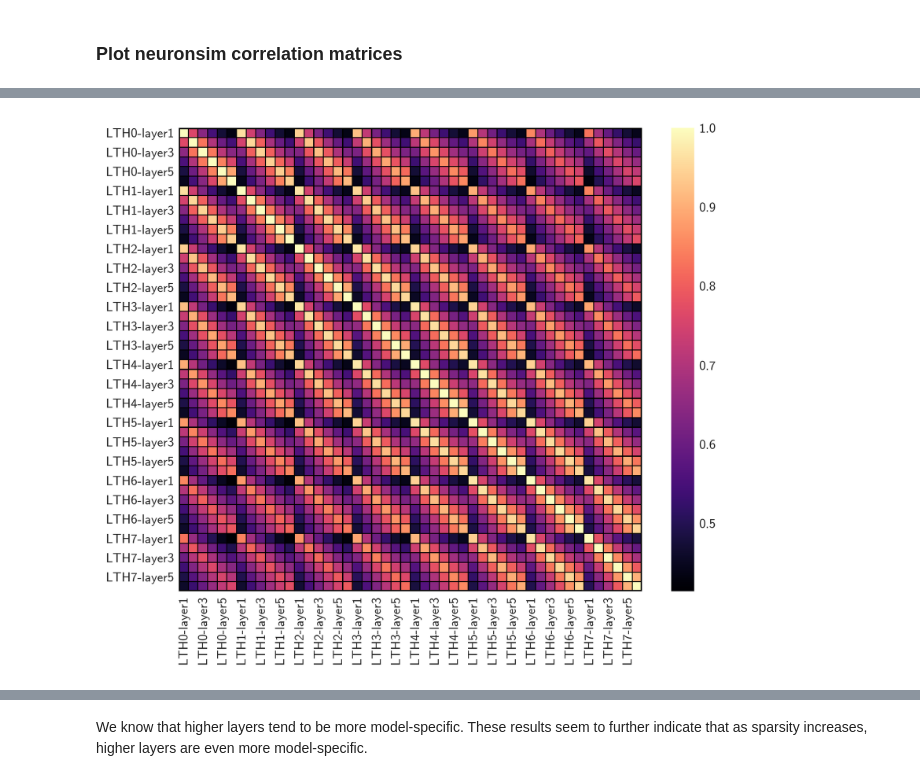
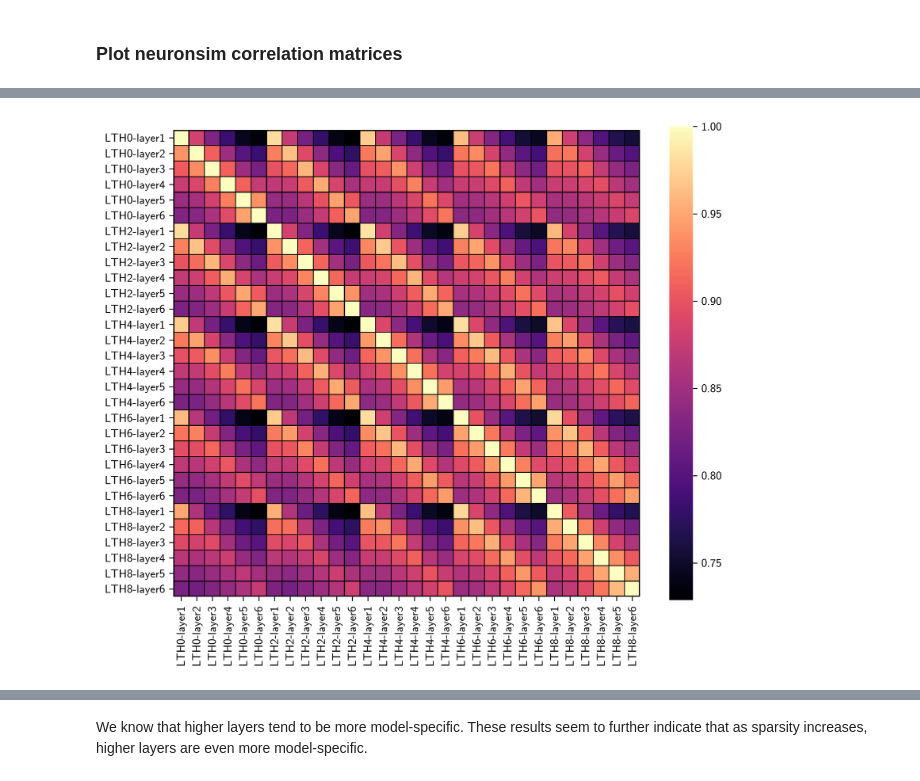
Before and after one commit to rmovva/lth-fairseq, a Jupyter notebook: analysis/analyze_representation_similarity.ipynb, the cells around one changed output, grey strips where cells are left out. Saved outputs shown, nothing was run; the diff lists cells and outputs as text; code cells hidden in the pictures.

```diff
--- a/analysis/analyze_representation_similarity.ipynb
+++ b/analysis/analyze_representation_similarity.ipynb
@@ -129,10 +139,10 @@ matched_neurons = {layer : [num_neurons] for layer in layers}
 K = 256
 topK_matched_neurons = {layer : [K] for layer in layers}
 for layer in layers:
-    pairs = res_dict['maxcorr']['pairs'][f'LTH0-syntactic_constituency.hdf5_{layer}']
-    corrs = res_dict['maxcorr']['corrs'][f'LTH0-syntactic_constituency.hdf5_{layer}']
+    pairs = res_dict['maxcorr']['pairs'][f'LTH0-pos_wsj_sentences.hdf5_{layer}']
+    corrs = res_dict['maxcorr']['corrs'][f'LTH0-pos_wsj_sentences.hdf5_{layer}']
     for lth_iter in range(1, model_count):
-        name = f'LTH{lth_iter}-syntactic_constituency.hdf5_{layer}'
+        name = f'LTH{lth_iter}-pos_wsj_sentences.hdf5_{layer}'
         matches = (np.arange(num_neurons) == pairs[name])
         matched_neurons[layer].append(matches.sum())
 
@@ -159,16 +169,16 @@ This result shows that by-and-large, a given neuron's function stays the same as
 # %% [markdown]
 We next consider how neuron activations evolve with layer at varying sparsity. The result suggests that most dimensions of a word's contextual embedding display semi-consistent behavior at each layer. However, at higher sparsities, fewer of the embedding components are retained at the last layer compared to the first layer. Sparser models' higher layers have less similar neurons to their lower layers compared to unpruned models.
 # %%
-lth_iters = list(range(8))
+lth_iters = list(range(model_count))
 matched_neurons = {lth_iter : [num_neurons] for lth_iter in lth_iters}
 matched_neuron_idxs = {}
 K = 256
 topK_matched_neurons = {lth_iter : [K] for lth_iter in lth_iters}
 for lth_iter in lth_iters:
-    pairs = res_dict['maxcorr']['pairs'][f'LTH{lth_iter}-syntactic_constituency.hdf5_0']
-    corrs = res_dict['maxcorr']['corrs'][f'LTH{lth_iter}-syntactic_constituency.hdf5_0']
+    pairs = res_dict['maxcorr']['pairs'][f'LTH{lth_iter}-pos_wsj_sentences.hdf5_0']
+    corrs = res_dict['maxcorr']['corrs'][f'LTH{lth_iter}-pos_wsj_sentences.hdf5_0']
     for layer in range(1, 6):
-        name = f'LTH{lth_iter}-syntactic_constituency.hdf5_{layer}'
+        name = f'LTH{lth_iter}-pos_wsj_sentences.hdf5_{layer}'
         matches = (np.arange(num_neurons) == pairs[name])
         if layer == 5: # final layer
             matched_neuron_idxs[lth_iter] = np.arange(num_neurons)[matches]
@@ -202,7 +214,7 @@ display(topK_matched_neurons)
 %%time
 model_var_explained = {}
 for lth_iter in range(model_count):
-    layer = f'LTH{lth_iter}-syntactic_constituency.hdf5_5'
+    layer = f'LTH{lth_iter}-pos_wsj_sentences.hdf5_5'
     X = representations_d[layer]
     U, S, V = torch.svd(X)
 
@@ -237,17 +248,10 @@ import matplotlib.pyplot as plt
 from matplotlib.patches import Rectangle
 from matplotlib import rcParams
 from matplotlib import font_manager
+plt.style.use('seaborn-darkgrid')
 fpath = '/raj-learn/envs/contextual_repr_analysis/lib/python3.6/site-packages/matplotlib/mpl-data/fonts/ttf/cmss10.ttf'
 prop = font_manager.FontProperties(fname=fpath)
 rcParams['font.family'] = prop.get_name()
 rcParams['mathtext.fontset'] = 'cm'
 rcParams['axes.unicode_minus'] = False
-
-def formatFloat(fmt, val):
-    ret = fmt % val
-    if ret.startswith("0."):
-        return ret[1:]
-    if ret.startswith("-0."):
-        return "-" + ret[2:]
-    return ret
 # %% [output]
@@ -270,9 +291,12 @@ for simtype in ['maxcorr', 'maxlinreg']:
 # %%
-corr_df = pd.DataFrame(neuronsim['maxcorr'])
+linreg_df = pd.DataFrame(neuronsim['maxlinreg'])
+use_models = ['LTH0', 'LTH2', 'LTH4', 'LTH6', 'LTH8']
+use_cols = [col.split('-')[0] in use_models for col in  linreg_df.columns]
+linreg_df = linreg_df.iloc[use_cols, use_cols]
 
-plt.figure(figsize = (8, 6.5), dpi=300)
-ax = sns.heatmap(corr_df, cmap='magma', lw=0.5, linecolor='k', square=True)
-ax.add_patch(Rectangle((0, 0), len(corr_df.columns), len(corr_df.index), fill=False, edgecolor='black', lw=2))
+plt.figure(figsize = (9, 7.5), dpi=300)
+ax = sns.heatmap(linreg_df, cmap='magma', lw=0.5, linecolor='k', square=True)
+ax.add_patch(Rectangle((0, 0), len(linreg_df.columns), len(linreg_df.index), fill=False, edgecolor='black', lw=2))
 plt.show()
 # %% [output]
-[figure, old version]
+[figure, new version]
```
Also changed, not shown: parts of 23 cells of this notebook, 2 other files.
